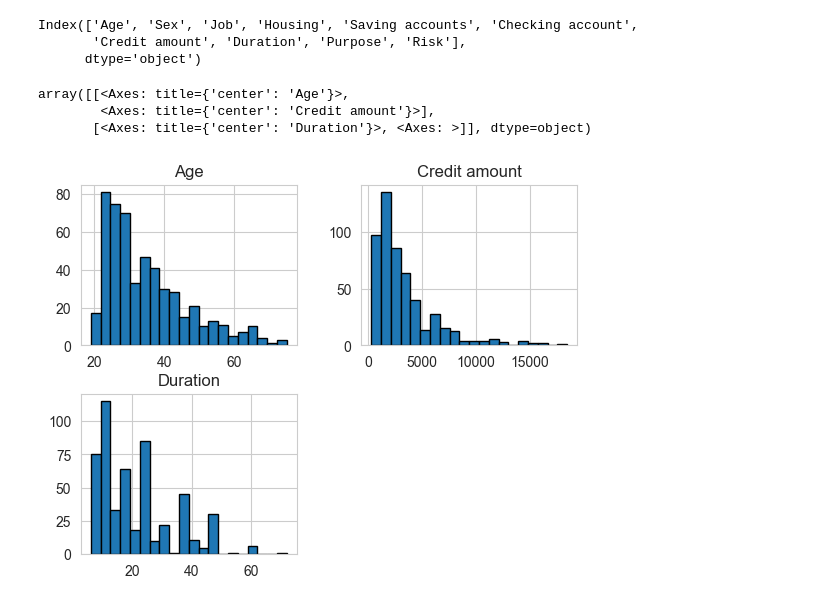
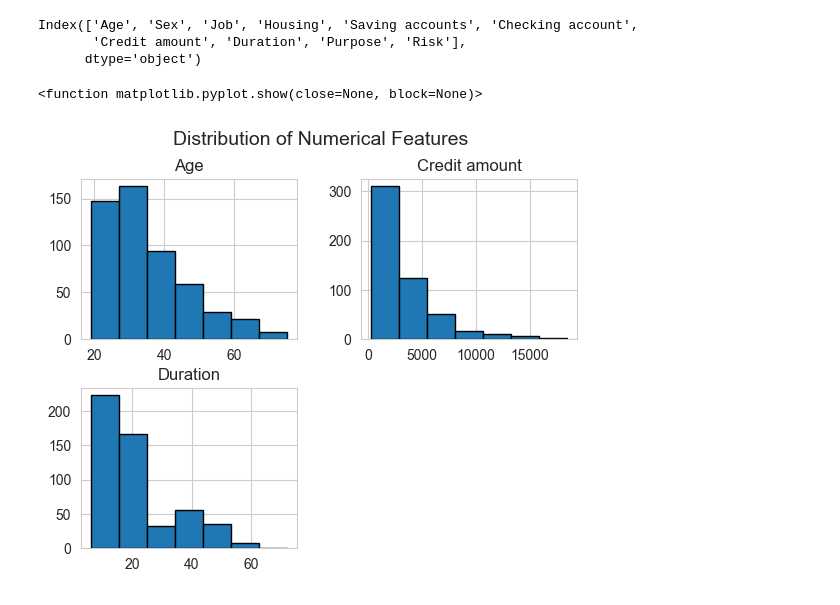
Before and after one commit to Bandohhh/data_science_practice-, a Jupyter notebook: Credit Risk Model /analysis_model.ipynb, the cells around one changed output. Drawn from its saved outputs; the diff is of its cells as text; code cells hidden in the pictures.

```diff
--- a/Credit Risk Model /analysis_model.ipynb
+++ b/Credit Risk Model /analysis_model.ipynb
@@ -141,9 +141,9 @@ Index(['Age', 'Sex', 'Job', 'Housing', 'Saving accounts', 'Checking account',
       dtype='object')
 # %%
 # Visualise the distribution of key features using histograms
-df[['Age', 'Credit amount', 'Duration']].hist(bins = 20, edgecolor = 'black')
+df[['Age', 'Credit amount', 'Duration']].hist(bins = 7, edgecolor = 'black')
+plt.suptitle('Distribution of Numerical Features', fontsize=14)
+plt.show
 # %% [output]
-array([[<Axes: title={'center': 'Age'}>,
-        <Axes: title={'center': 'Credit amount'}>],
-       [<Axes: title={'center': 'Duration'}>, <Axes: >]], dtype=object)
+<function matplotlib.pyplot.show(close=None, block=None)>
-[figure, old version]
+[figure, new version]
```
Also changed, not shown: parts of 1 cell of this notebook.
